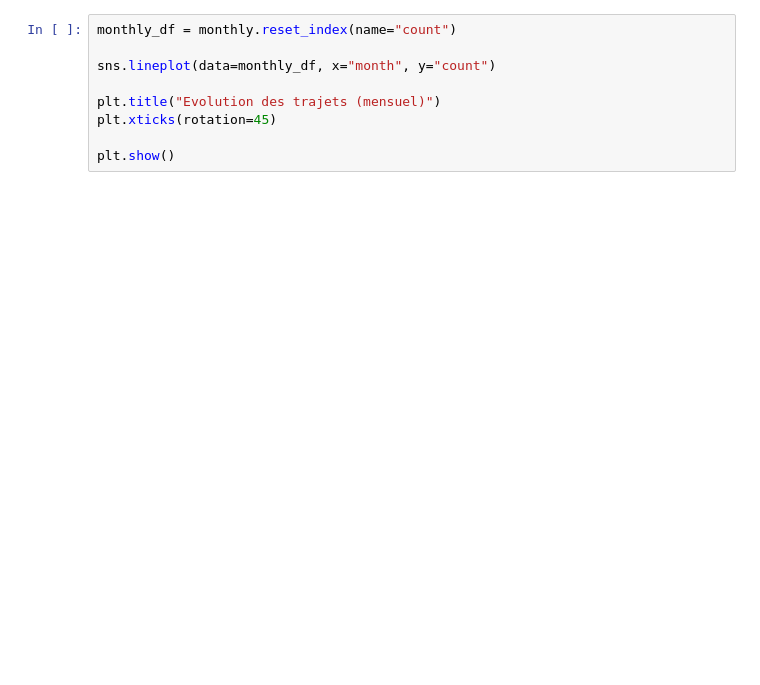
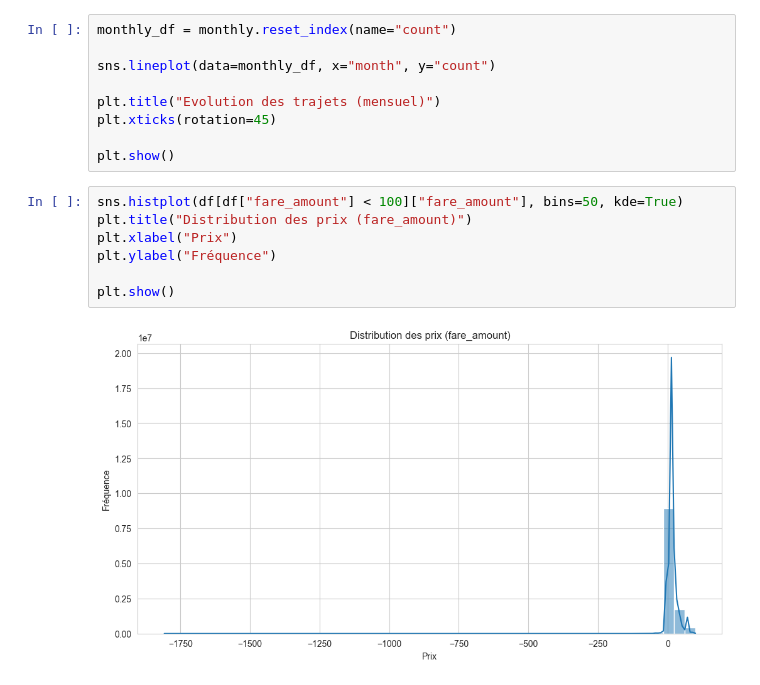
Before and after one commit to worldappli/tlc-trip-record-data, a Jupyter notebook: scripts/visualisation.ipynb, the cells around one changed output. Cells and saved outputs as stored; diff of their text form; blank space fills up the shorter version.

```diff
--- a/scripts/visualisation.ipynb
+++ b/scripts/visualisation.ipynb
@@ -38,3 +38,12 @@ plt.title("Evolution des trajets (mensuel)")
 plt.xticks(rotation=45)
 
 plt.show()
+# %%
+sns.histplot(df[df["fare_amount"] < 100]["fare_amount"], bins=50, kde=True)
+plt.title("Distribution des prix (fare_amount)")
+plt.xlabel("Prix")
+plt.ylabel("Fréquence")
+
+plt.show()
+# %% [output]
+[figure, added]
```
Also changed, not shown: parts of 7 cells of this notebook.
